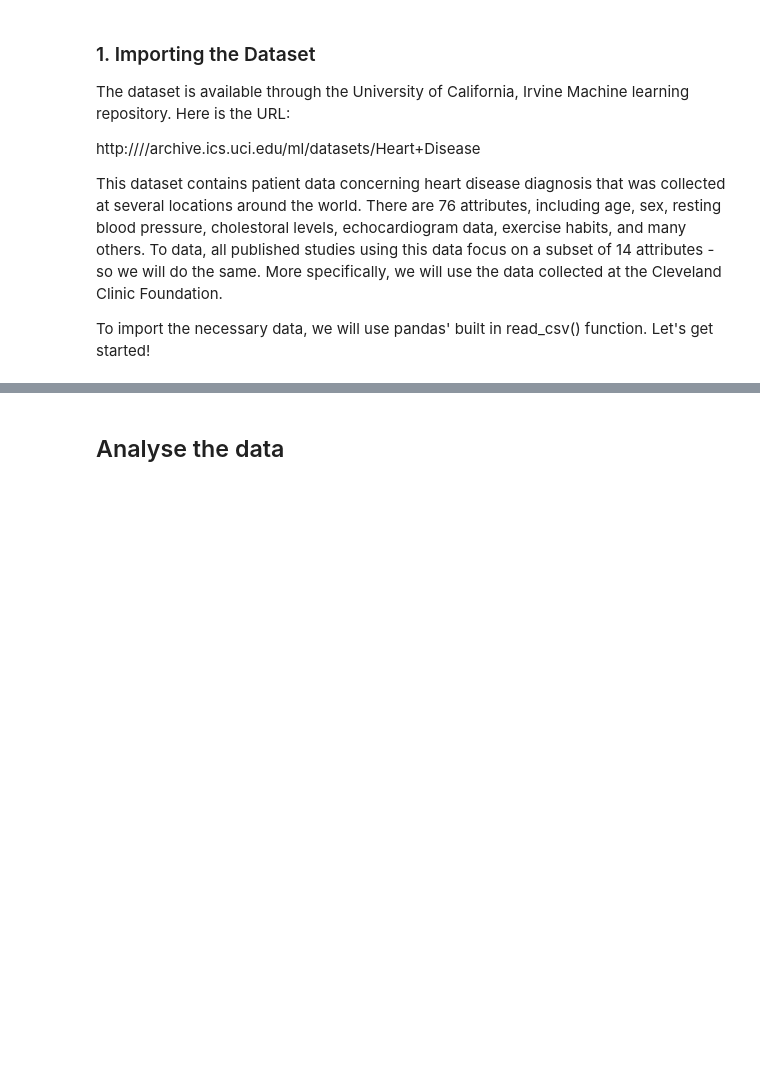
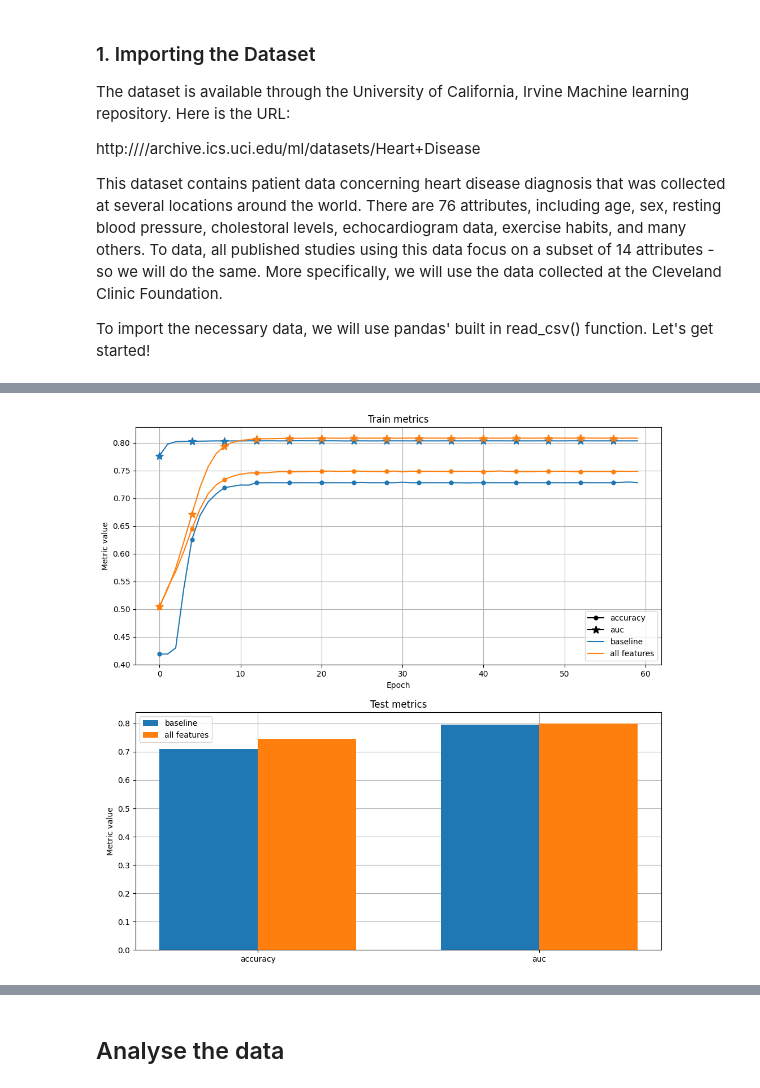
Before and after one commit to Ex-Machin/heart-disability-prediction, a Jupyter notebook: Heart Disease Prediction LSTM.ipynb, the cells around one changed output, grey strips where cells are left out. Saved outputs shown, nothing was run; the diff lists cells and outputs as text; code cells hidden in the pictures; blank space fills up the shorter version.

```diff
--- a/Heart Disease Prediction LSTM.ipynb
+++ b/Heart Disease Prediction LSTM.ipynb
@@ -257,0 +383,3 @@ Y_test = Y[Y.strat_fold == test_fold].diagnostic_superclass
+# %%
+# Name of the features we'll train our model on.
+input_features = ["age"]
@@ -257,0 +609,28 @@ Y_test = Y[Y.strat_fold == test_fold].diagnostic_superclass
+# %%
+def evaluate_experiment(
+    experiment: Experiment, test_dataset: pd.DataFrame, test_labels: np.array
+) -> dict[str, float]:
+  features = {
+      feature_name: np.array(test_dataset[feature_name])
+      for feature_name in experiment.settings.input_features
+  }
+  return experiment.model.evaluate(
+      x=features,
+      y=test_labels,
+      batch_size=settings.batch_size,
+      verbose=0, # Hide progress bar
+      return_dict=True,
+  )
+
+
+def compare_train_test(experiment: Experiment, test_metrics: dict[str, float]):
+  print('Comparing metrics between train and test:')
+  for metric, test_value in test_metrics.items():
+    print('------')
+    print(f'Train {metric}: {experiment.get_final_metric_value(metric):.4f}')
+    print(f'Test {metric}:  {test_value:.4f}')
+
+
+# Evaluate test metrics
+test_metrics = evaluate_experiment(experiment, test_features, test_labels)
+compare_train_test(experiment, test_metrics)
@@ -257,0 +719,5 @@ Y_test = Y[Y.strat_fold == test_fold].diagnostic_superclass
+# %%
+test_metrics_all_features = evaluate_experiment(
+    experiment_all_features, test_features, test_labels
+)
+compare_train_test(experiment_all_features, test_metrics_all_features)
@@ -257,0 +800,6 @@ Y_test = Y[Y.strat_fold == test_fold].diagnostic_superclass
+# %%
+compare_experiment([experiment, experiment_all_features],
+                   ['accuracy', 'auc'],
+                   test_features, test_labels)
+# %% [output]
+[figure, added]
```
Also changed, not shown: parts of 53 cells of this notebook, 2 other files.
